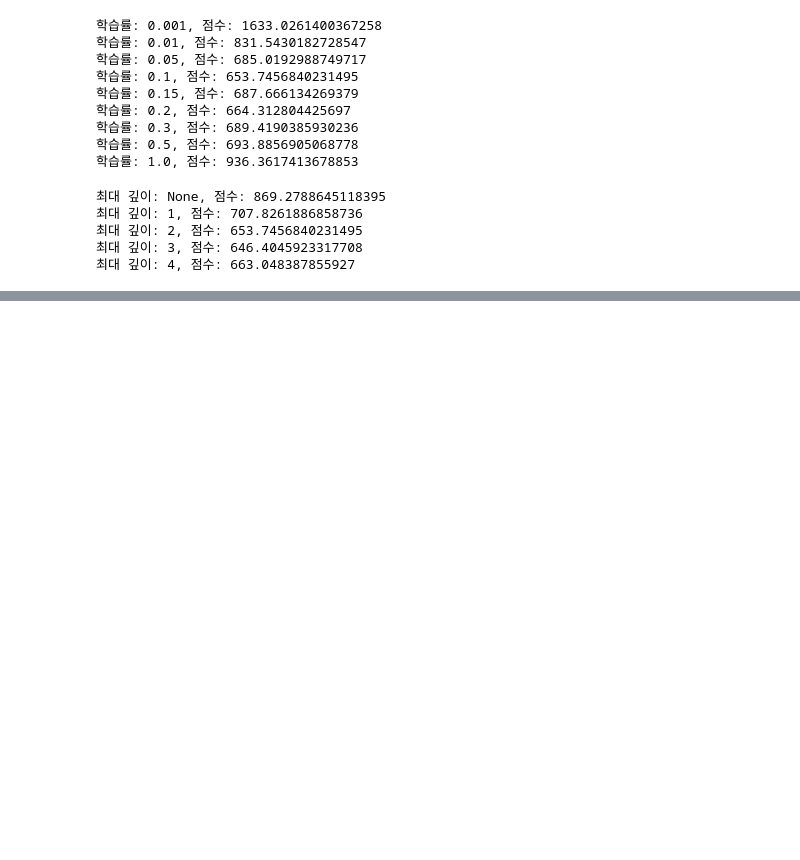
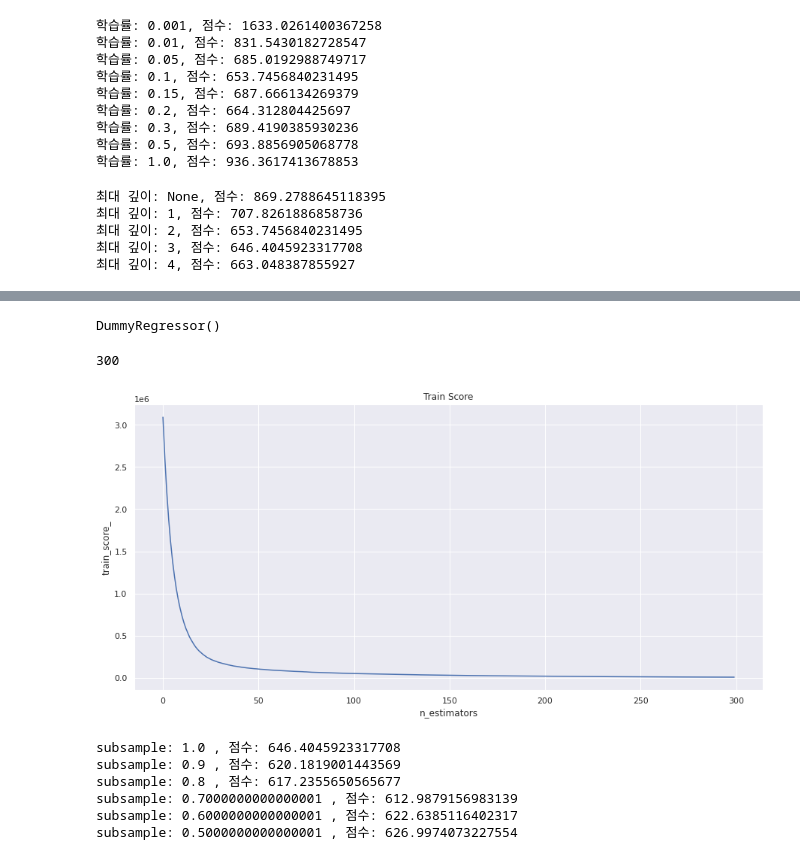
Before and after one commit to hoonzi-s/xgboost, a Jupyter notebook: 04. 그레이디언트 부스팅에서 XGBoost까지.ipynb, the cells around one changed output, grey strips where cells are left out. Drawn from its saved outputs; the diff is of its cells as text; code cells hidden in the pictures; blank space fills up the shorter version.

```diff
--- a/04. 그레이디언트 부스팅에서 XGBoost까지.ipynb
+++ b/04. 그레이디언트 부스팅에서 XGBoost까지.ipynb
@@ -3,11 +3,13 @@
 # %%
 import pandas as pd
 import numpy as np
-import matplotlib.pyplot as pyplot
+import matplotlib.pyplot as plt
 import warnings
 warnings.filterwarnings('ignore')
 import xgboost as xgb
 # xgb.set_config(verbosity = 0)
+import seaborn as sns
+sns.set()
 # %%
 head = 'https://raw.githubusercontent.com/rickiepark/handson-gb/main/Chapter'
 tail = '04/bike_rentals_cleaned.csv'
@@ -149,0 +144,32 @@ for depth in depths:
+# %%
+gbr.init_
+# %% [output]
+DummyRegressor()
+# %%
+len(gbr.estimators_)
+# %% [output]
+300
+# %%
+plt.figure(figsize = (15, 7))
+plt.plot(range(300), gbr.train_score_)
+plt.xlabel('n_estimators')
+plt.ylabel('train_score_')
+plt.title('Train Score')
+plt.show()
+# %% [output]
+[figure, added]
+# %%
+samples = np.arange(1, 0.4, -0.1)
+for sample in samples:
+  gbr = GradientBoostingRegressor(max_depth = 3, n_estimators = 300, subsample = sample, random_state = 2)
+  gbr.fit(x_train, y_train)
+  y_pred = gbr.predict(x_test)
+  rmse = MSE(y_test, y_pred) ** 0.5
+  print('subsample:', sample, ', 점수:', rmse)
+# %% [output]
+subsample: 1.0 , 점수: 646.4045923317708
+subsample: 0.9 , 점수: 620.1819001443569
+subsample: 0.8 , 점수: 617.2355650565677
+subsample: 0.7000000000000001 , 점수: 612.9879156983139
+subsample: 0.6000000000000001 , 점수: 622.6385116402317
+subsample: 0.5000000000000001 , 점수: 626.9974073227554
```
Also changed, not shown: parts of 24 cells of this notebook.
